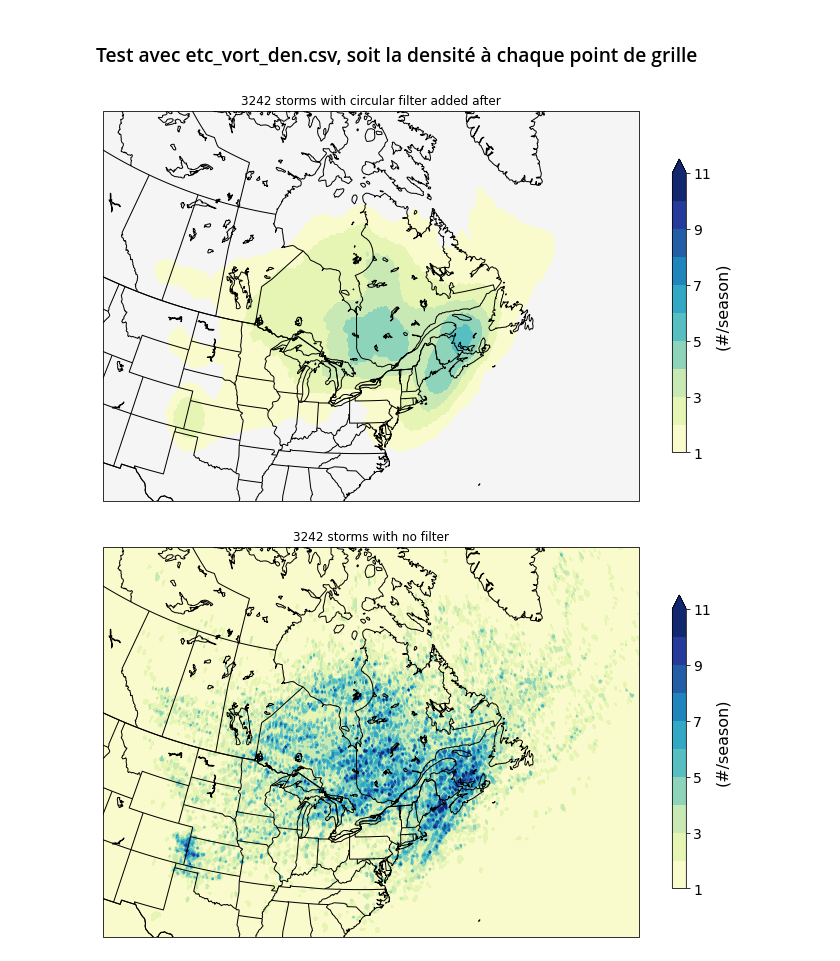
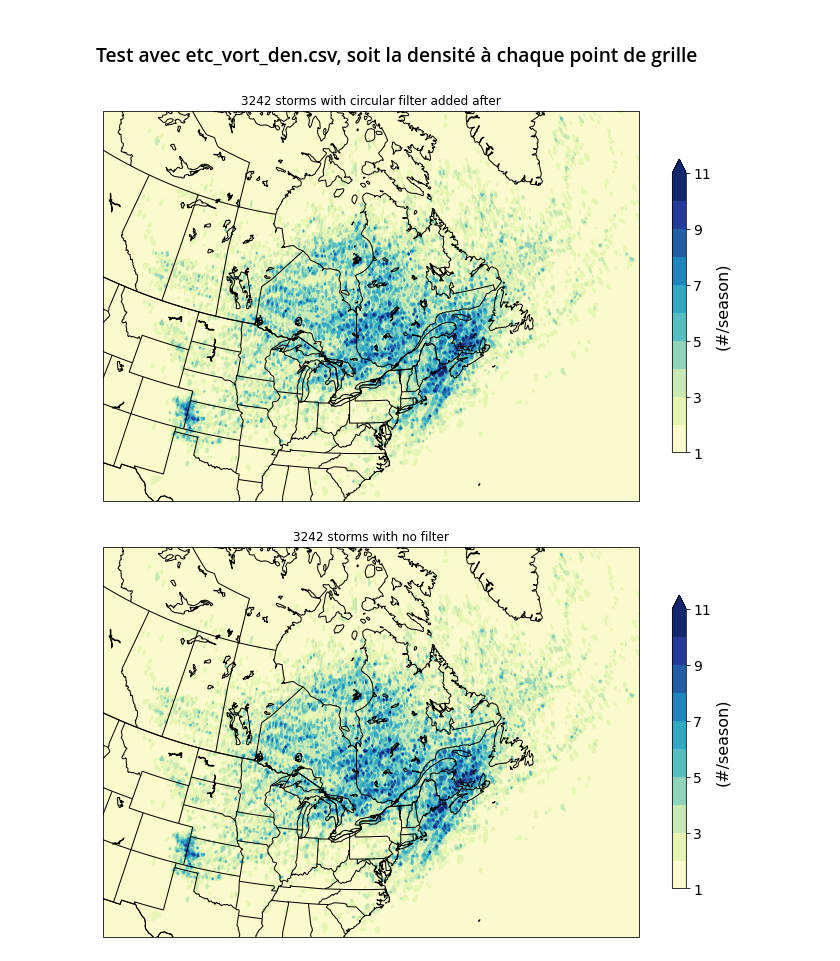
Before and after one commit to maxinecloutierg/ERA5_Storm_Track, a Jupyter notebook: jupyter/etc_maps.ipynb, the cells around one changed output. Cells and saved outputs as stored; diff of their text form; code cells hidden in the pictures.

```diff
--- a/jupyter/etc_maps.ipynb
+++ b/jupyter/etc_maps.ipynb
@@ -336,35 +336,35 @@ def normalize_kernel(kernel):
 
 def circular_uniform_filter(array, radius):
     kernel = circular_kernel(radius)
     normalized_kernel = normalize_kernel(kernel)
     return convolve(array, normalized_kernel)
 
 radius = 9
 storms_circ = circular_uniform_filter(storms_interp, radius)
 
 # Plot the filled contours
-contour = ax.contourf(grid_x, grid_y, storms_circ, levels=levels,
+contour = ax.contourf(grid_x, grid_y, storms_interp, levels=levels,
                       extend='max', cmap=cmap, transform=ccrs.PlateCarree())
 
 # Add a colorbar for the legend
 # Set map boundaries and add a title
 lat_min = 31.7
 lat_max = 67.4
 lon_min = 249.5
 lon_max = 315
 ax.set_extent([lon_min, lon_max, lat_min, lat_max], crs=ccrs.PlateCarree())
 
 # Add a colorbar for the legend
 cbar = plt.colorbar(contour, ax=ax, orientation='vertical', shrink = 0.6, ticks=[1,3,5,7,9,11])
 cbar.set_label(label='(#/season)', size=16)
 cbar.ax.tick_params(labelsize=14)
 
 # Finally, display the map
 plt.title('3242 storms with circular filter added after')
 plt.show()
 #plt.savefig('/pampa/cloutier/density_map_test_mam.png')
 # %% [output]
-[figure, old version]
+[figure, new version]
 # %%
 # AVEC LES 3242 TEMPÊTES
 import pandas as pd
```
Also changed, not shown: 2 other files.
